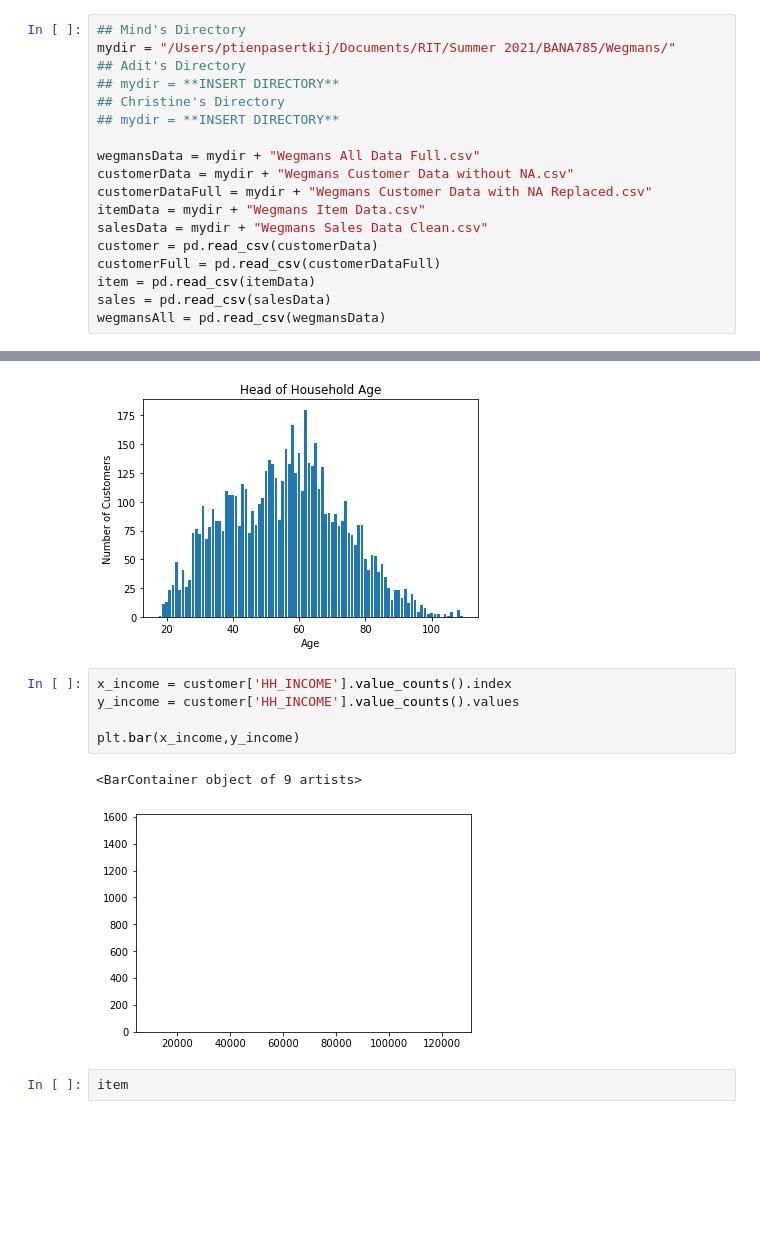
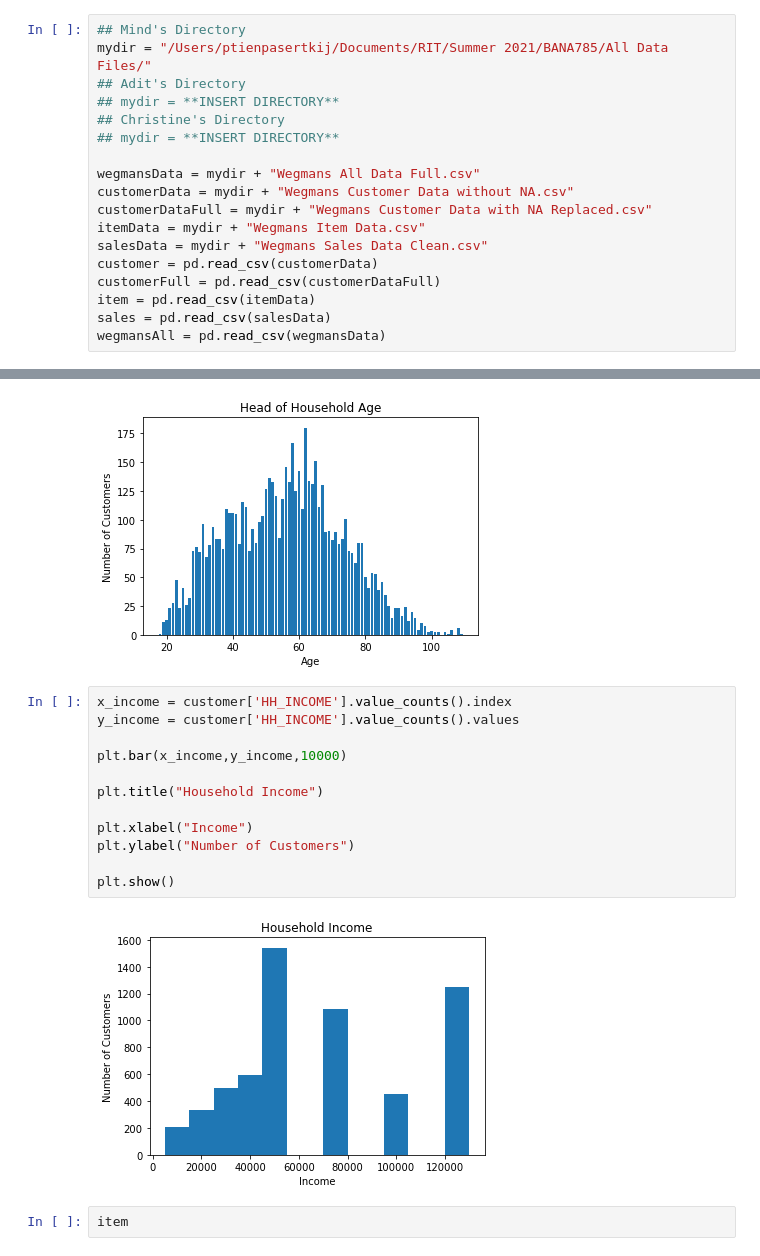
Before and after one commit to mtienpasertkij/Wegmans-Project, a Jupyter notebook: EDA.ipynb, the cells around one changed output, grey strips where cells are left out. Drawn from its saved outputs; the diff is of its cells as text; blank space fills up the shorter version.

```diff
--- a/EDA.ipynb
+++ b/EDA.ipynb
@@ -4,7 +4,7 @@ import numpy as np
 import matplotlib.pyplot as plt
 # %%
 ## Mind's Directory
-mydir = "/Users/ptienpasertkij/Documents/RIT/Summer 2021/BANA785/Wegmans/"
+mydir = "/Users/ptienpasertkij/Documents/RIT/Summer 2021/BANA785/All Data Files/"
 ## Adit's Directory
 ## mydir = **INSERT DIRECTORY**
 ## Christine's Directory
@@ -73,11 +73,17 @@ plt.show()
 # %%
 x_income = customer['HH_INCOME'].value_counts().index
 y_income = customer['HH_INCOME'].value_counts().values
 
-plt.bar(x_income,y_income)
+plt.bar(x_income,y_income,10000)
+
+plt.title("Household Income")
+
+plt.xlabel("Income")
+plt.ylabel("Number of Customers")
+
+plt.show()
 # %% [output]
-<BarContainer object of 9 artists>
-[figure, old version]
+[figure, new version]
 # %%
 item
 # %% [output]
```
Also changed, not shown: parts of 4 cells of this notebook.
